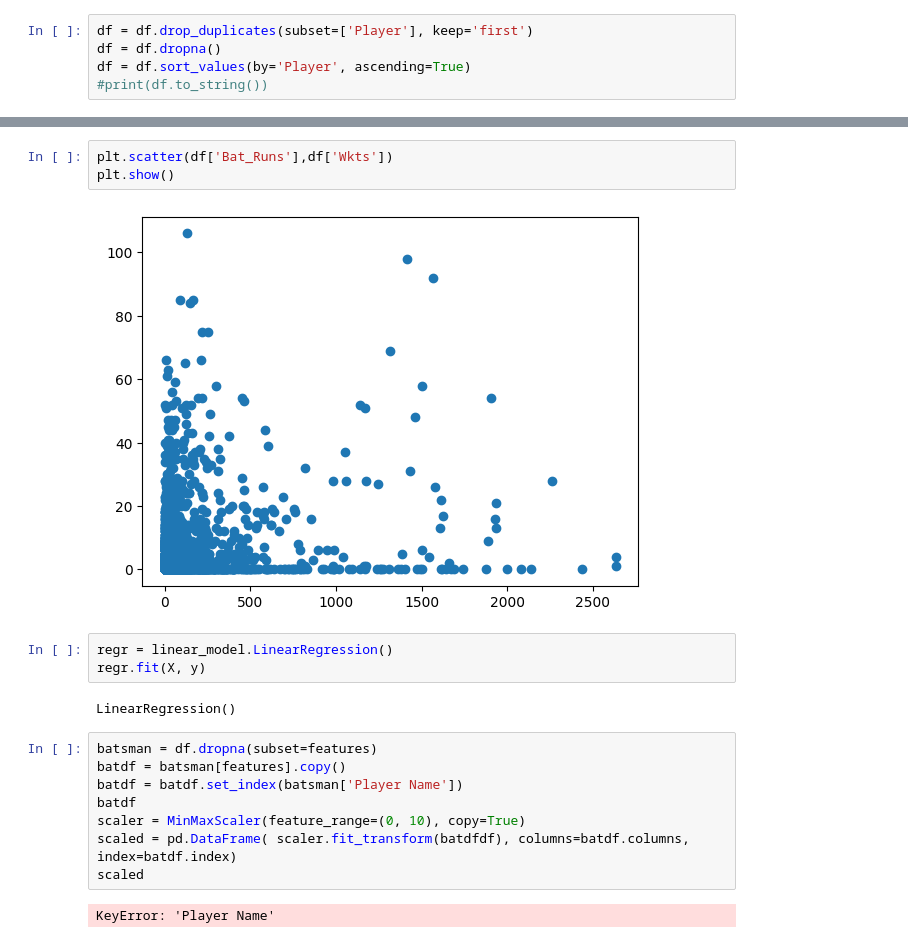
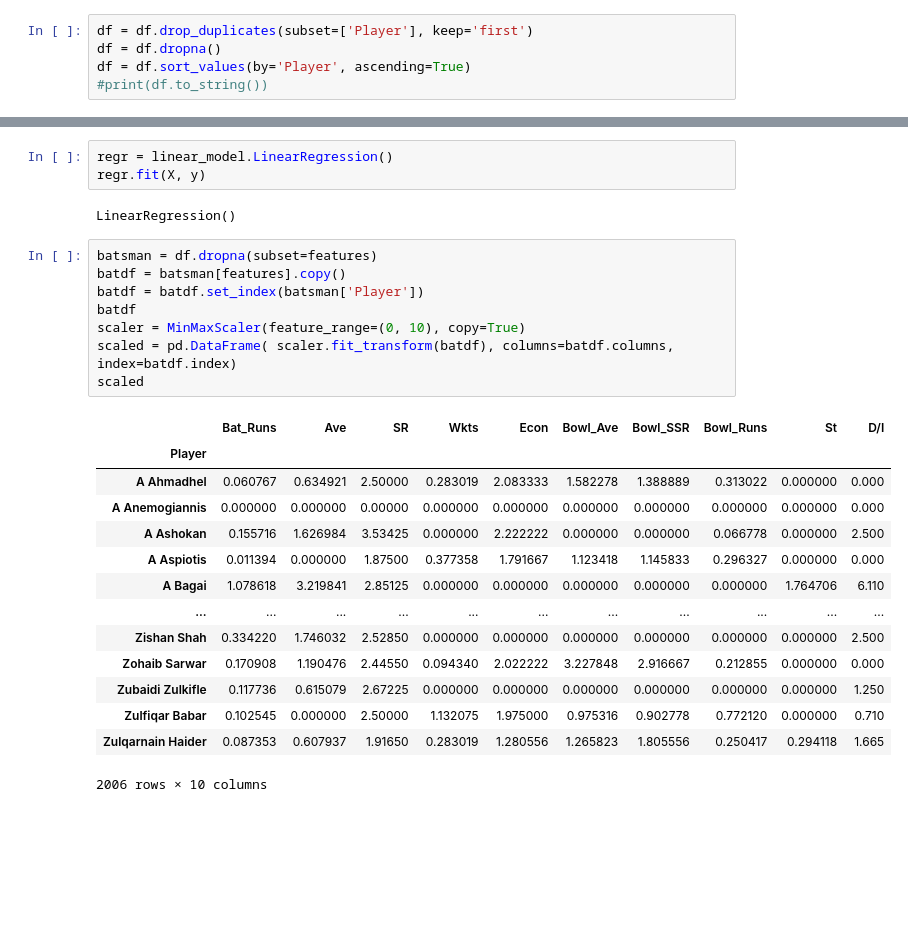
Before and after one commit to Vikaslh/Crick-stat-index-11, a Jupyter notebook: cric.ipynb, the cells around one changed output, grey strips where cells are left out. Cells and saved outputs as stored; diff of their text form; blank space fills up the shorter version.

```diff
--- a/cric.ipynb
+++ b/cric.ipynb
@@ -157,10 +150,5 @@ sys.stdout.flush()
 # %% [output]
 [figure]
-# %%
-plt.scatter(df['Bat_Runs'],df['Wkts'])
-plt.show()
-# %% [output]
-[figure, removed]
 # %%
 regr = linear_model.LinearRegression()
 regr.fit(X, y)
@@ -169,10 +157,23 @@ LinearRegression()
 # %%
 batsman = df.dropna(subset=features)
 batdf = batsman[features].copy()
-batdf = batdf.set_index(batsman['Player Name'])
+batdf = batdf.set_index(batsman['Player'])
 batdf
 scaler = MinMaxScaler(feature_range=(0, 10), copy=True)
-scaled = pd.DataFrame( scaler.fit_transform(batdfdf), columns=batdf.columns, index=batdf.index)
+scaled = pd.DataFrame( scaler.fit_transform(batdf), columns=batdf.columns, index=batdf.index)
 scaled
 # %% [output]
+|  | Bat_Runs | Ave | SR | Wkts | Econ | Bowl_Ave | Bowl_SSR | Bowl_Runs | St | D/I |
+| Player |  |  |  |  |  |  |  |  |  |  |
+| A Ahmadhel | 0.060767 | 0.634921 | 2.50000 | 0.283019 | 2.083333 | 1.582278 | 1.388889 | 0.313022 | 0.000000 | 0.000 |
+| A Anemogiannis | 0.000000 | 0.000000 | 0.00000 | 0.000000 | 0.000000 | 0.000000 | 0.000000 | 0.000000 | 0.000000 | 0.000 |
+| A Ashokan | 0.155716 | 1.626984 | 3.53425 | 0.000000 | 2.222222 | 0.000000 | 0.000000 | 0.066778 | 0.000000 | 2.500 |
+| A Aspiotis | 0.011394 | 0.000000 | 1.87500 | 0.377358 | 1.791667 | 1.123418 | 1.145833 | 0.296327 | 0.000000 | 0.000 |
+| A Bagai | 1.078618 | 3.219841 | 2.85125 | 0.000000 | 0.000000 | 0.000000 | 0.000000 | 0.000000 | 1.764706 | 6.110 |
+| ... | ... | ... | ... | ... | ... | ... | ... | ... | ... | ... |
+| Zishan Shah | 0.334220 | 1.746032 | 2.52850 | 0.000000 | 0.000000 | 0.000000 | 0.000000 | 0.000000 | 0.000000 | 2.500 |
+| Zohaib Sarwar | 0.170908 | 1.190476 | 2.44550 | 0.094340 | 2.022222 | 3.227848 | 2.916667 | 0.212855 | 0.000000 | 0.000 |
+| Zubaidi Zulkifle | 0.117736 | 0.615079 | 2.67225 | 0.000000 | 0.000000 | 0.000000 | 0.000000 | 0.000000 | 0.000000 | 1.250 |
+| Zulfiqar Babar | 0.102545 | 0.000000 | 2.50000 | 1.132075 | 1.975000 | 0.975316 | 0.902778 | 0.772120 | 0.000000 | 0.710 |
+| Zulqarnain Haider | 0.087353 | 0.607937 | 1.91650 | 0.283019 | 1.280556 | 1.265823 | 1.805556 | 0.250417 | 0.294118 | 1.665 |
-KeyError: 'Player Name'
+2006 rows × 10 columns
```
Also changed, not shown: parts of 3 cells of this notebook, 1 other file.
